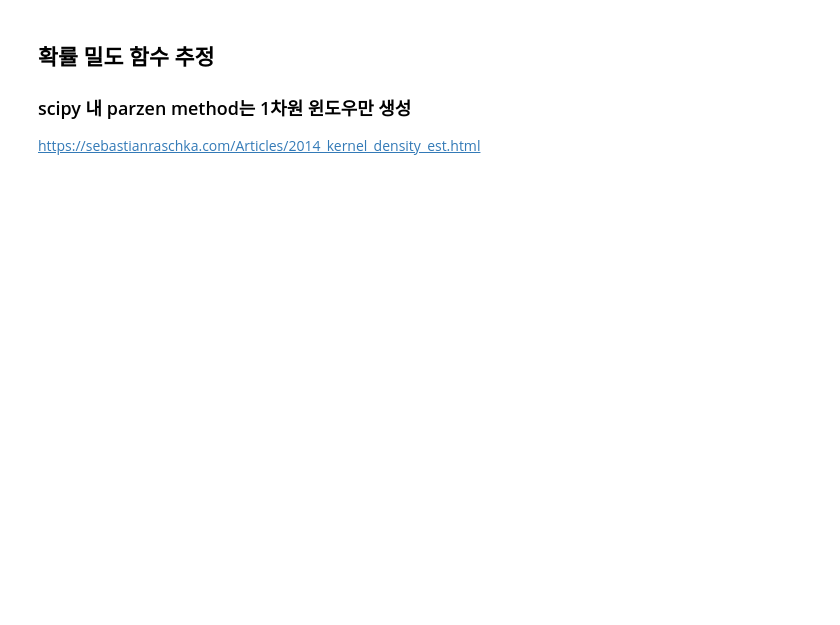
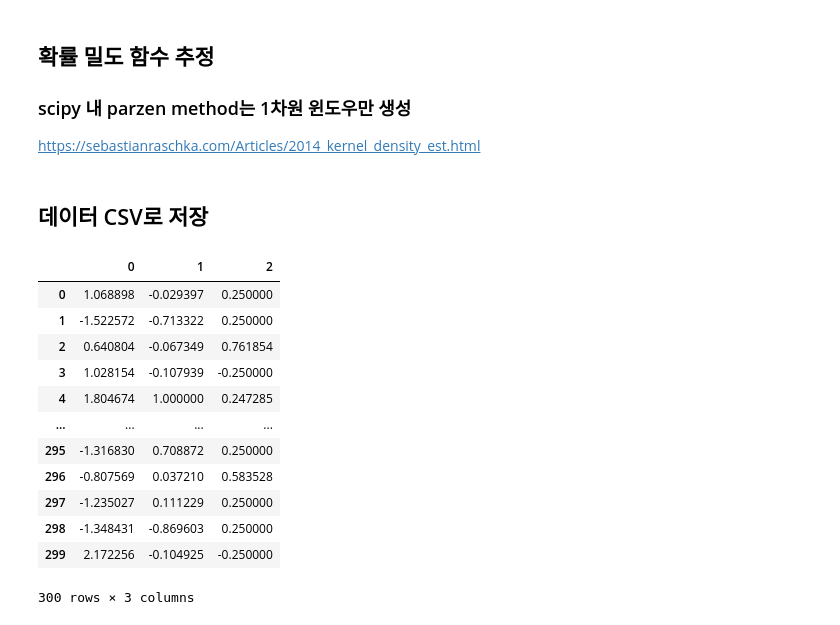
Before and after one commit to vinca0224/3D, a Jupyter notebook: trimesh.ipynb, the cells around one changed output. Drawn from its saved outputs; the diff is of its cells as text; code cells hidden in the pictures; blank space fills up the shorter version.

```diff
--- a/trimesh.ipynb
+++ b/trimesh.ipynb
@@ -117,0 +112,2 @@ kernel = gaussian_kde(points.T)
+# %% [markdown]
+## 데이터 CSV로 저장
@@ -117,0 +116,18 @@ kernel = gaussian_kde(points.T)
+# %%
+df = pd.DataFrame(points)
+# %%
+df
+# %% [output]
+|  | 0 | 1 | 2 |
+| 0 | 1.068898 | -0.029397 | 0.250000 |
+| 1 | -1.522572 | -0.713322 | 0.250000 |
+| 2 | 0.640804 | -0.067349 | 0.761854 |
+| 3 | 1.028154 | -0.107939 | -0.250000 |
+| 4 | 1.804674 | 1.000000 | 0.247285 |
+| ... | ... | ... | ... |
+| 295 | -1.316830 | 0.708872 | 0.250000 |
+| 296 | -0.807569 | 0.037210 | 0.583528 |
+| 297 | -1.235027 | 0.111229 | 0.250000 |
+| 298 | -1.348431 | -0.869603 | 0.250000 |
+| 299 | 2.172256 | -0.104925 | -0.250000 |
+300 rows × 3 columns
```
Also changed, not shown: parts of 8 cells of this notebook, 2 other files.
